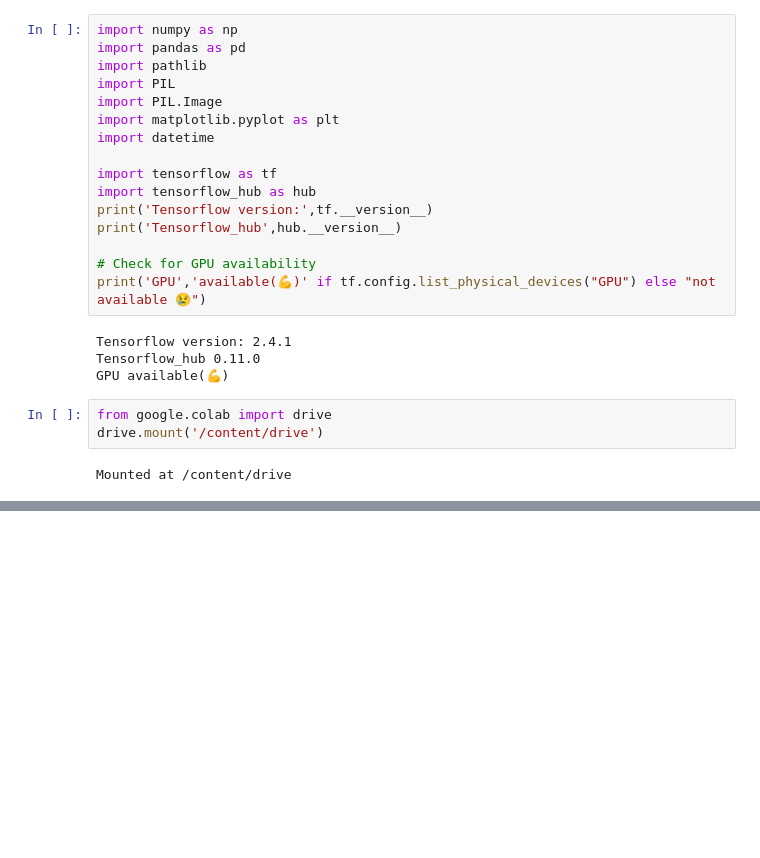
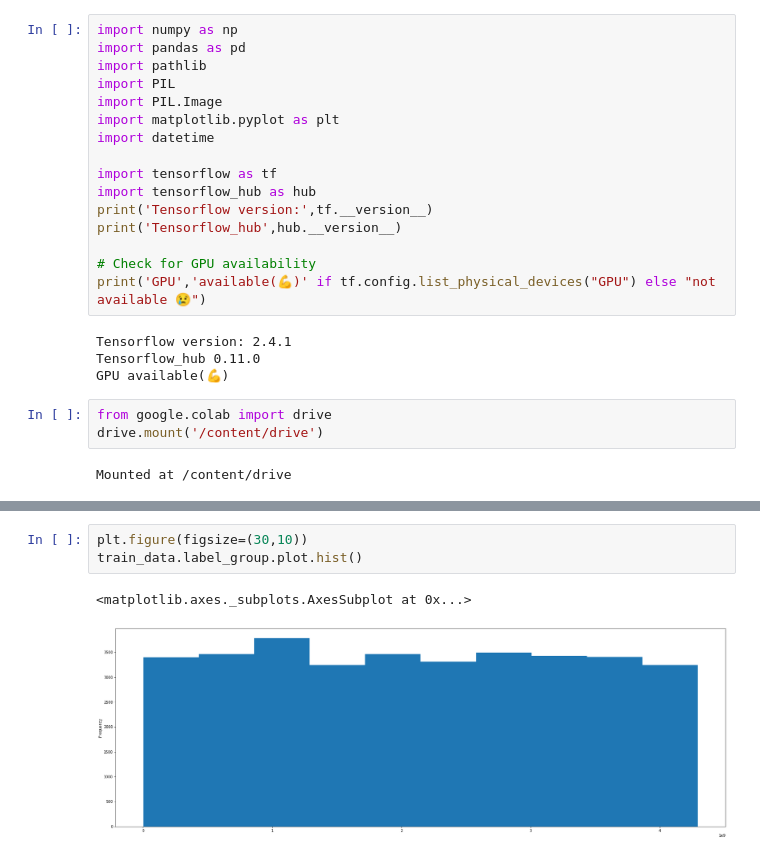
Before and after one commit to tangani/Shopee-Price-Match-Guarantee, a Jupyter notebook: Shopee_Price_Match_Guarantee.ipynb, the cells around one changed output, grey strips where cells are left out. Drawn from its saved outputs; the diff is of its cells as text; blank space fills up the shorter version.

```diff
--- a/Shopee_Price_Match_Guarantee.ipynb
+++ b/Shopee_Price_Match_Guarantee.ipynb
@@ -39,0 +73,6 @@ train_csv.head()
+# %%
+plt.figure(figsize=(30,10))
+train_data.label_group.plot.hist()
+# %% [output]
+<matplotlib.axes._subplots.AxesSubplot at 0x...>
+[figure, added]
```
Also changed, not shown: parts of 8 cells of this notebook.
